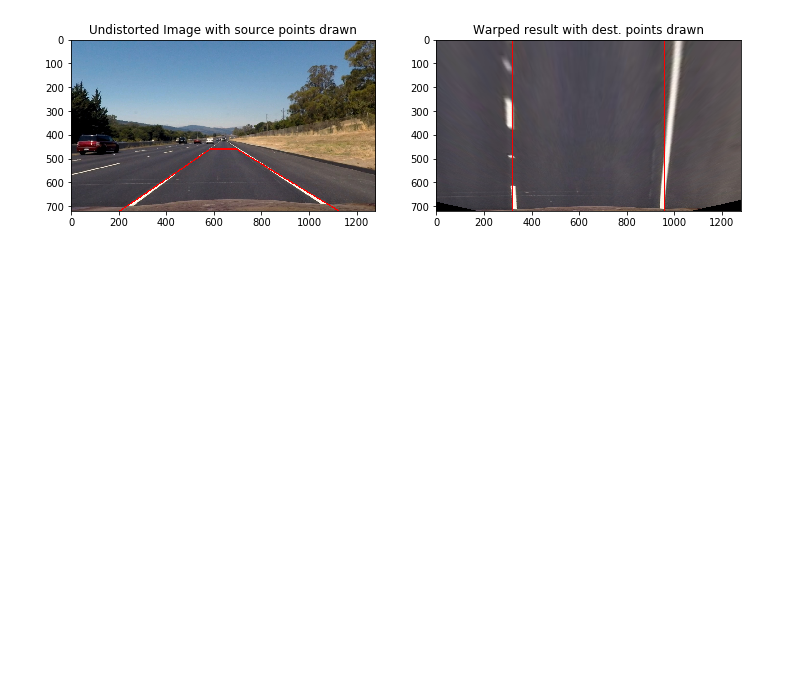
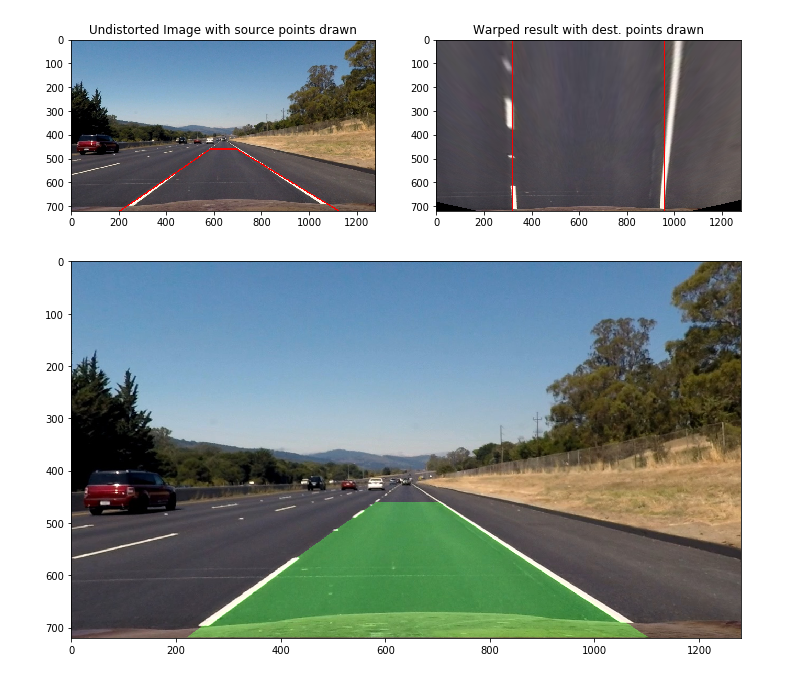
Before and after one commit to jkozlowski/CarND-Advanced-Lane-Lines, a Jupyter notebook: advanced_lane_detection.ipynb, the cells around one changed output. Saved outputs shown, nothing was run; the diff lists cells and outputs as text; code cells hidden in the pictures; blank space fills up the shorter version.

```diff
--- a/advanced_lane_detection.ipynb
+++ b/advanced_lane_detection.ipynb
@@ -211,7 +200,3 @@ def example_warped_image():
 example_warped_image()
 # %% [output]
 [figure]
-# %%
-# Cell 8
-
-def Polyfit:
@@ -217,0 +326,19 @@ def Polyfit:
+# %%
+# Cell 9
+def example_polyfit_image():
+    img = mpimg.imread("test_images/straight_lines2.jpg")
+    undist = undistorter.undistort_img(img)
+    binary = thresholder.thresholded_binary_image(undist);
+    warper = Warper(binary)
+    binary_warped = warper.warp(binary)
+
+    (left_fit, right_fit) = polyfitter.polyfit(binary_warped)
+
+    fit_lines = polyfit_drawer.draw(warper, undist, binary_warped, left_fit, right_fit)
+
+    plt.figure(figsize=(12,9))
+    plt.imshow(fit_lines)
+
+example_polyfit_image()
+# %% [output]
+[figure, added]
```
Also changed, not shown: parts of 11 cells of this notebook.
